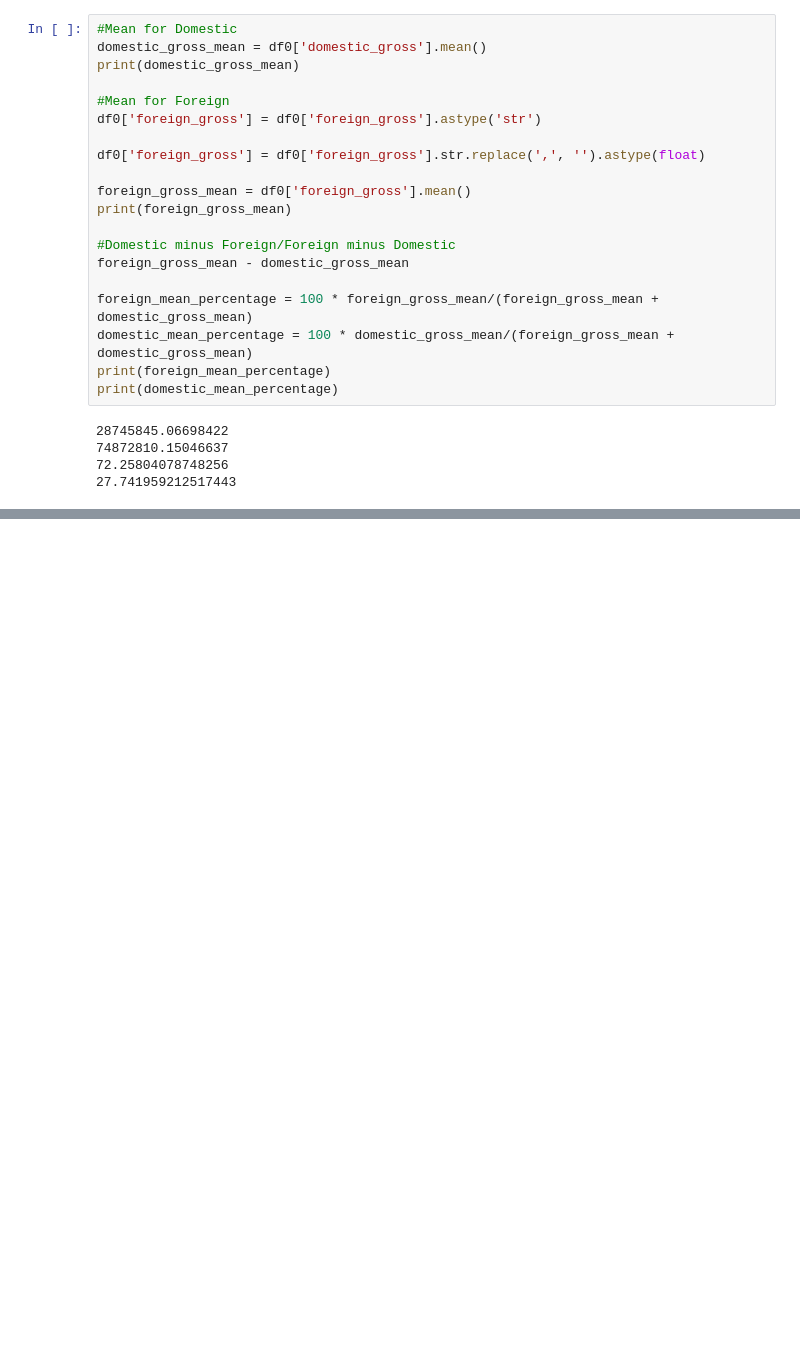
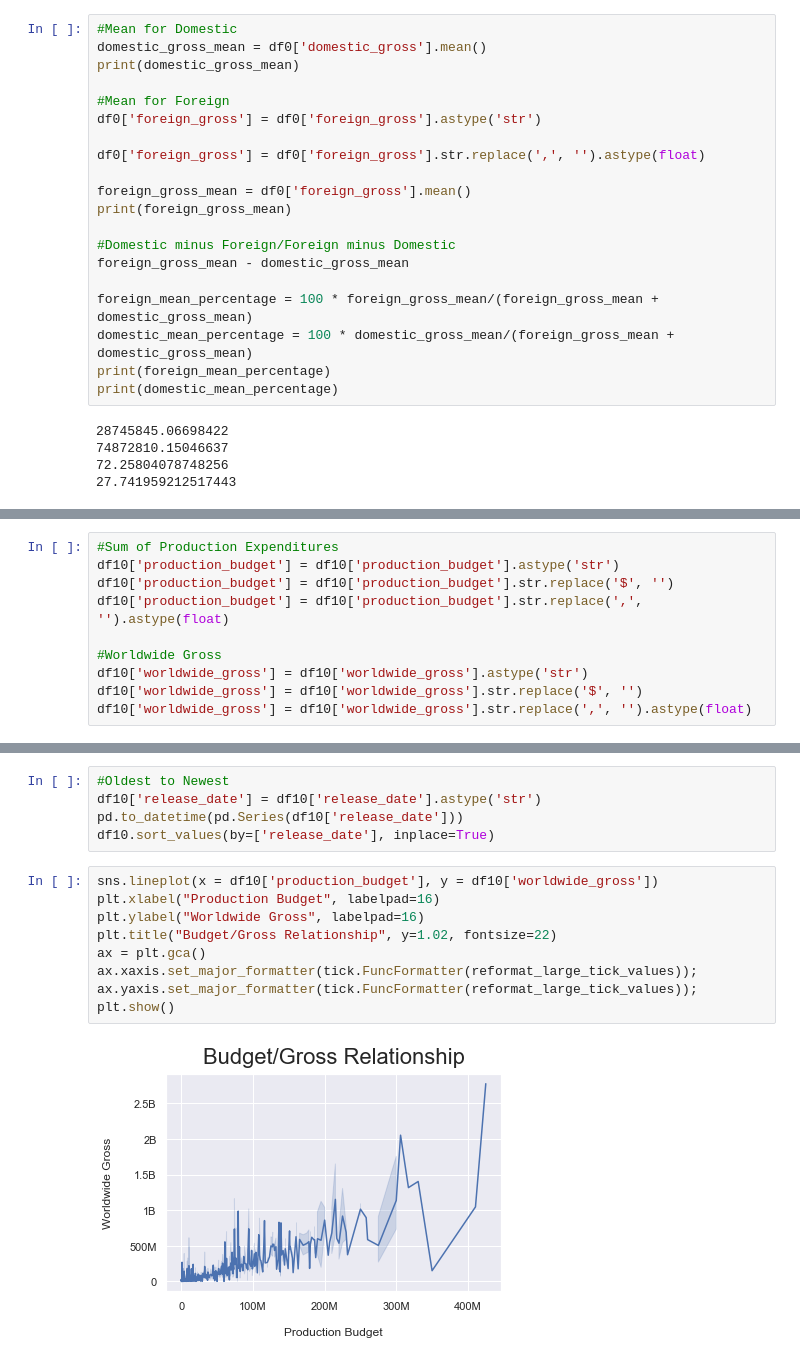
Before and after one commit to BlueViper8907/Microsoft-Movie-Studios, a Jupyter notebook: student.ipynb, the cells around one changed output, grey strips where cells are left out. Saved outputs shown, nothing was run; the diff lists cells and outputs as text; blank space fills up the shorter version.

```diff
--- a/student.ipynb
+++ b/student.ipynb
@@ -166,0 +170,10 @@ plt.show()
+# %%
+#Sum of Production Expenditures
+df10['production_budget'] = df10['production_budget'].astype('str')
+df10['production_budget'] = df10['production_budget'].str.replace('$', '')
+df10['production_budget'] = df10['production_budget'].str.replace(',', '').astype(float)
+
+#Worldwide Gross
+df10['worldwide_gross'] = df10['worldwide_gross'].astype('str')
+df10['worldwide_gross'] = df10['worldwide_gross'].str.replace('$', '')
+df10['worldwide_gross'] = df10['worldwide_gross'].str.replace(',', '').astype(float)
@@ -166,0 +213,16 @@ plt.show()
+# %%
+#Oldest to Newest
+df10['release_date'] = df10['release_date'].astype('str')
+pd.to_datetime(pd.Series(df10['release_date']))
+df10.sort_values(by=['release_date'], inplace=True)
+# %%
+sns.lineplot(x = df10['production_budget'], y = df10['worldwide_gross'])
+plt.xlabel("Production Budget", labelpad=16)
+plt.ylabel("Worldwide Gross", labelpad=16)
+plt.title("Budget/Gross Relationship", y=1.02, fontsize=22)
+ax = plt.gca()
+ax.xaxis.set_major_formatter(tick.FuncFormatter(reformat_large_tick_values));
+ax.yaxis.set_major_formatter(tick.FuncFormatter(reformat_large_tick_values));
+plt.show()
+# %% [output]
+[figure, added]
```
Also changed, not shown: parts of 5 cells of this notebook.
